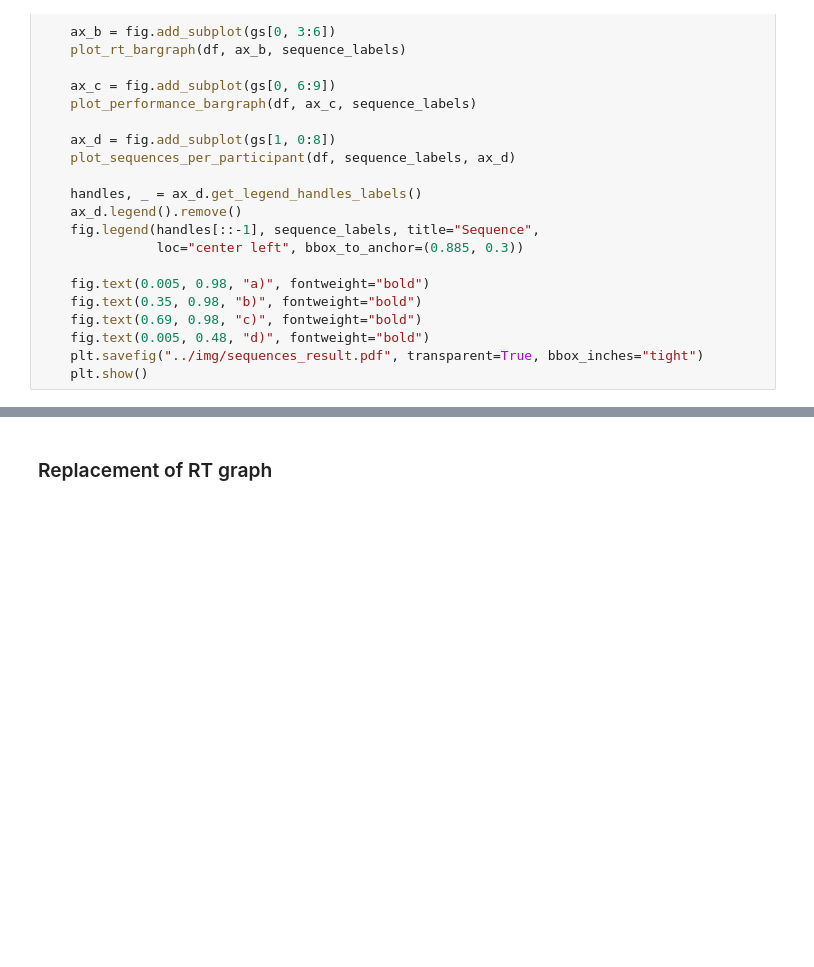
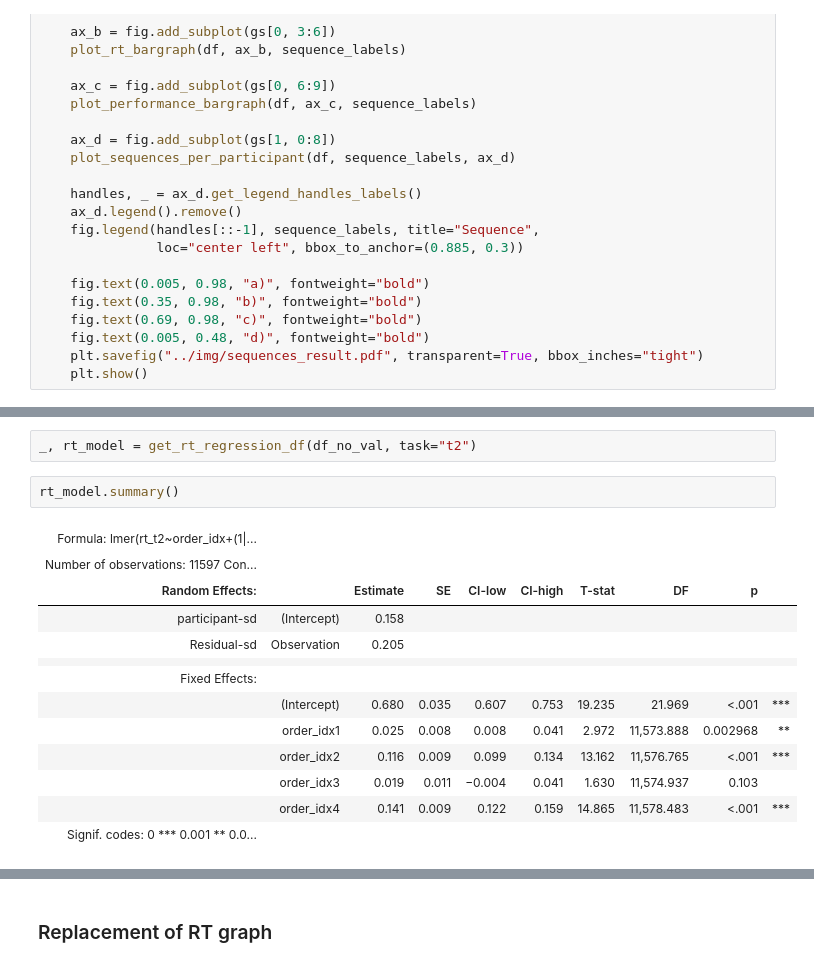
Before and after one commit to rickdott/prp, a Jupyter notebook: s4/4_analysis_combined.ipynb, the cells around one changed output, grey strips where cells are left out. Cells and saved outputs as stored; diff of their text form; blank space fills up the shorter version.

```diff
--- a/s4/4_analysis_combined.ipynb
+++ b/s4/4_analysis_combined.ipynb
@@ -362,0 +438,18 @@ plot_all(df_no_val)
+# %%
+_, rt_model = get_rt_regression_df(df_no_val, task="t2")
+# %%
+rt_model.summary()
+# %% [output]
+| Formula: lmer(rt_t2~order_idx+(1|... |  |  |  |  |  |  |  |  |  |
+| Number of observations: 11597 Con... |  |  |  |  |  |  |  |  |  |
+| Random Effects: |  | Estimate | SE | CI-low | CI-high | T-stat | DF | p |  |
+| participant-sd | (Intercept) | 0.158 |  |  |  |  |  |  |  |
+| Residual-sd | Observation | 0.205 |  |  |  |  |  |  |  |
+|  |  |  |  |  |  |  |  |  |  |
+| Fixed Effects: |  |  |  |  |  |  |  |  |  |
+|  | (Intercept) | 0.680 | 0.035 | 0.607 | 0.753 | 19.235 | 21.969 | <.001 | *** |
+|  | order_idx1 | 0.025 | 0.008 | 0.008 | 0.041 | 2.972 | 11,573.888 | 0.002968 | ** |
+|  | order_idx2 | 0.116 | 0.009 | 0.099 | 0.134 | 13.162 | 11,576.765 | <.001 | *** |
+|  | order_idx3 | 0.019 | 0.011 | −0.004 | 0.041 | 1.630 | 11,574.937 | 0.103 |  |
+|  | order_idx4 | 0.141 | 0.009 | 0.122 | 0.159 | 14.865 | 11,578.483 | <.001 | *** |
+| Signif. codes: 0 *** 0.001 ** 0.0... |  |  |  |  |  |  |  |  |  |
```
Also changed, not shown: parts of 18 cells of this notebook, 2 other files.
